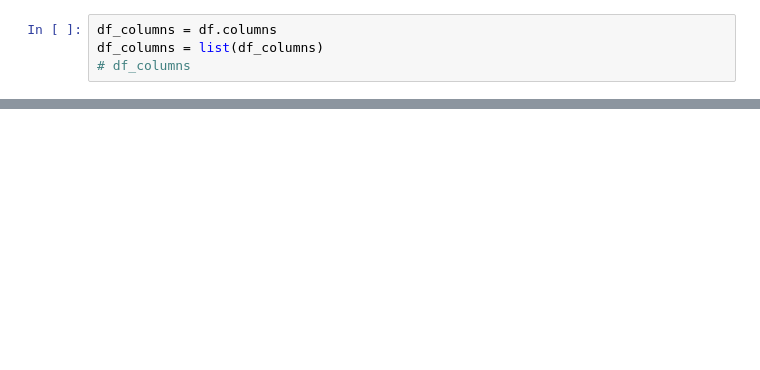
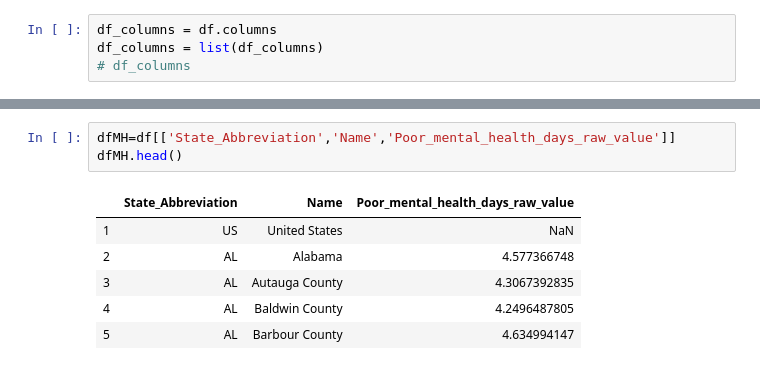
Before and after one commit to nielsbclausen/Mod_4_Project, a Jupyter notebook: Niels_nb.ipynb, the cells around one changed output, grey strips where cells are left out. Drawn from its saved outputs; the diff is of its cells as text; blank space fills up the shorter version.

```diff
--- a/Niels_nb.ipynb
+++ b/Niels_nb.ipynb
@@ -67,0 +141,10 @@ array(['state', 'US', 'AL', 'AK', 'AZ', 'AR', 'CA', 'CO', 'CT', 'DE',
+# %%
+dfMH=df[['State_Abbreviation','Name','Poor_mental_health_days_raw_value']]
+dfMH.head()
+# %% [output]
+|  | State_Abbreviation | Name | Poor_mental_health_days_raw_value |
+| 1 | US | United States | NaN |
+| 2 | AL | Alabama | 4.577366748 |
+| 3 | AL | Autauga County | 4.3067392835 |
+| 4 | AL | Baldwin County | 4.2496487805 |
+| 5 | AL | Barbour County | 4.634994147 |
```
Also changed, not shown: parts of 24 cells of this notebook.
